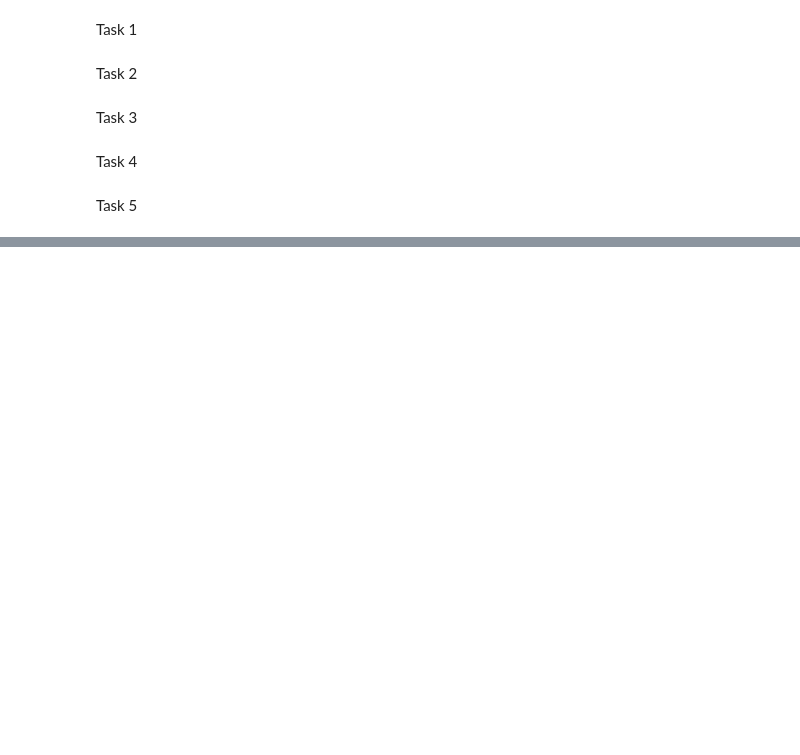
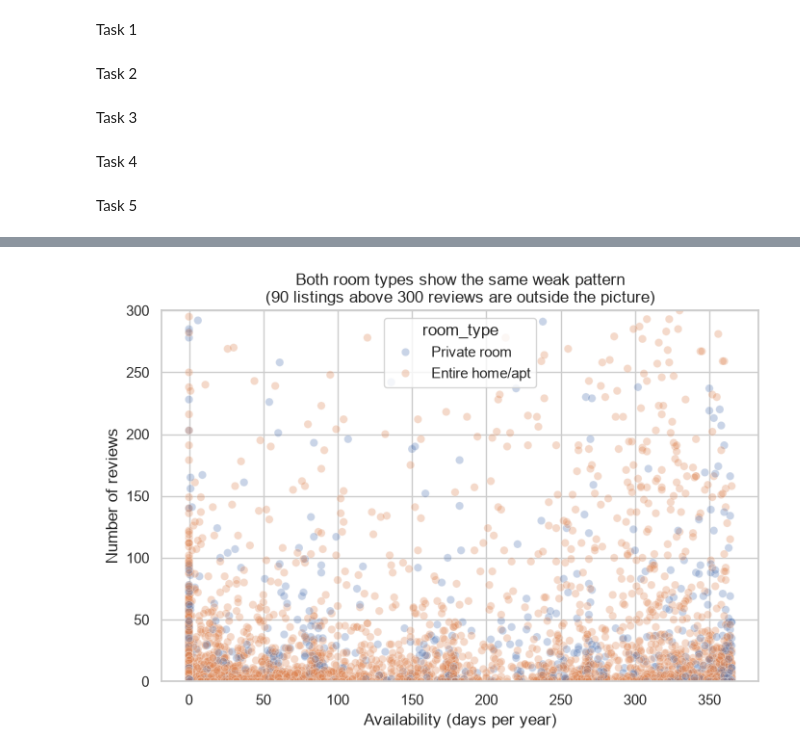
Before and after one commit to marynarymkevich/code-labs, a Jupyter notebook: DataAnalysis/lab7.ipynb, the cells around one changed output, grey strips where cells are left out. Cells and saved outputs as stored; diff of their text form; code cells hidden in the pictures; blank space fills up the shorter version.

```diff
--- a/DataAnalysis/lab7.ipynb
+++ b/DataAnalysis/lab7.ipynb
@@ -131,0 +149,16 @@ plt.show()
+# %%
+two_types = listings[listings['room_type'].isin(['Entire home/apt', 'Private room'])]
+above_300_two = (two_types['number_of_reviews'] > 300).sum()
+
+fig, ax = plt.subplots(figsize=(8, 5))
+
+sns.scatterplot(data=two_types, x='availability_365', y='number_of_reviews', alpha=0.3, hue='room_type', ax=ax)
+
+ax.set_ylim(0, 300)
+ax.set_title(f'Both room types show the same weak pattern\n({above_300_two} listings above 300 reviews are outside the picture)')
+ax.set_xlabel('Availability (days per year)')
+ax.set_ylabel('Number of reviews')
+
+plt.show()
+# %% [output]
+[figure, added]
```
Also changed, not shown: parts of 3 cells of this notebook.
